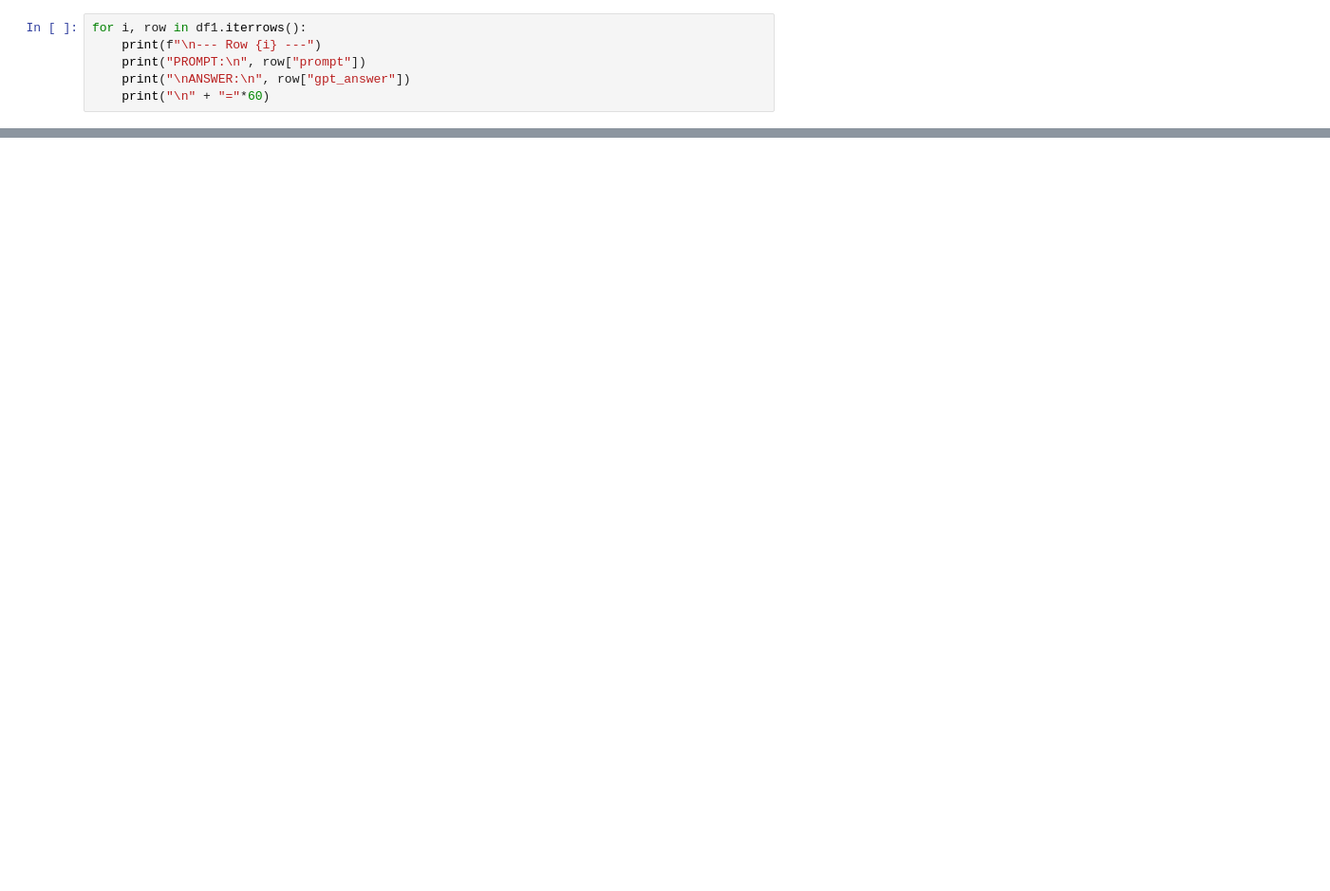
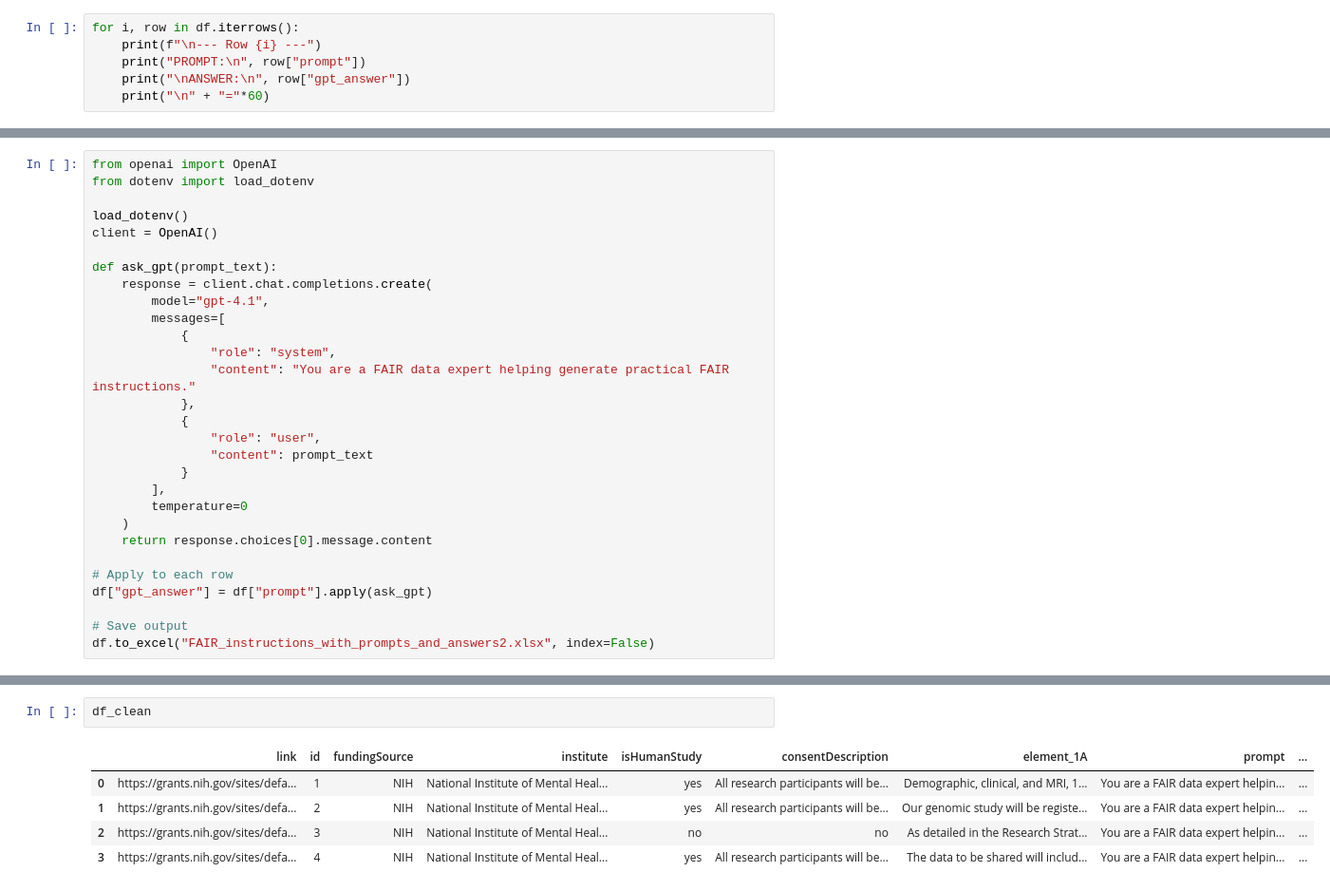
Before and after one commit to fairdataihub/FAIR_guidance_instruction, a Jupyter notebook: test.ipynb, the cells around one changed output, grey strips where cells are left out. Shown at 95% size. Drawn from its saved outputs; the diff is of its cells as text; blank space fills up the shorter version.

```diff
--- a/test.ipynb
+++ b/test.ipynb
@@ -108,5 +127,5 @@ df1
 # %%
-for i, row in df1.iterrows():
+for i, row in df.iterrows():
     print(f"\n--- Row {i} ---")
     print("PROMPT:\n", row["prompt"])
     print("\nANSWER:\n", row["gpt_answer"])
@@ -131,0 +257,29 @@ By following these steps, your dataset will be Findable, Accessible, Interoperab
+# %%
+from openai import OpenAI
+from dotenv import load_dotenv
+
+load_dotenv()
+client = OpenAI()
+
+def ask_gpt(prompt_text):
+    response = client.chat.completions.create(
+        model="gpt-4.1",
+        messages=[
+            {
+                "role": "system",
+                "content": "You are a FAIR data expert helping generate practical FAIR instructions."
+            },
+            {
+                "role": "user",
+                "content": prompt_text
+            }
+        ],
+        temperature=0
+    )
+    return response.choices[0].message.content
+
+# Apply to each row
+df["gpt_answer"] = df["prompt"].apply(ask_gpt)
+
+# Save output
+df.to_excel("FAIR_instructions_with_prompts_and_answers2.xlsx", index=False)
@@ -131,0 +381,8 @@ By following these steps, your dataset will be Findable, Accessible, Interoperab
+# %%
+df_clean
+# %% [output]
+|  | link | id | fundingSource | institute | isHumanStudy | consentDescription | element_1A | prompt | ... |
+| 0 | https://grants.nih.gov/sites/defa... | 1 | NIH | National Institute of Mental Heal... | yes | All research participants will be... | Demographic, clinical, and MRI, 1... | You are a FAIR data expert helpin... | ... |
+| 1 | https://grants.nih.gov/sites/defa... | 2 | NIH | National Institute of Mental Heal... | yes | All research participants will be... | Our genomic study will be registe... | You are a FAIR data expert helpin... | ... |
+| 2 | https://grants.nih.gov/sites/defa... | 3 | NIH | National Institute of Mental Heal... | no | no | As detailed in the Research Strat... | You are a FAIR data expert helpin... | ... |
+| 3 | https://grants.nih.gov/sites/defa... | 4 | NIH | National Institute of Mental Heal... | yes | All research participants will be... | The data to be shared will includ... | You are a FAIR data expert helpin... | ... |
```
Also changed, not shown: parts of 10 cells of this notebook.
